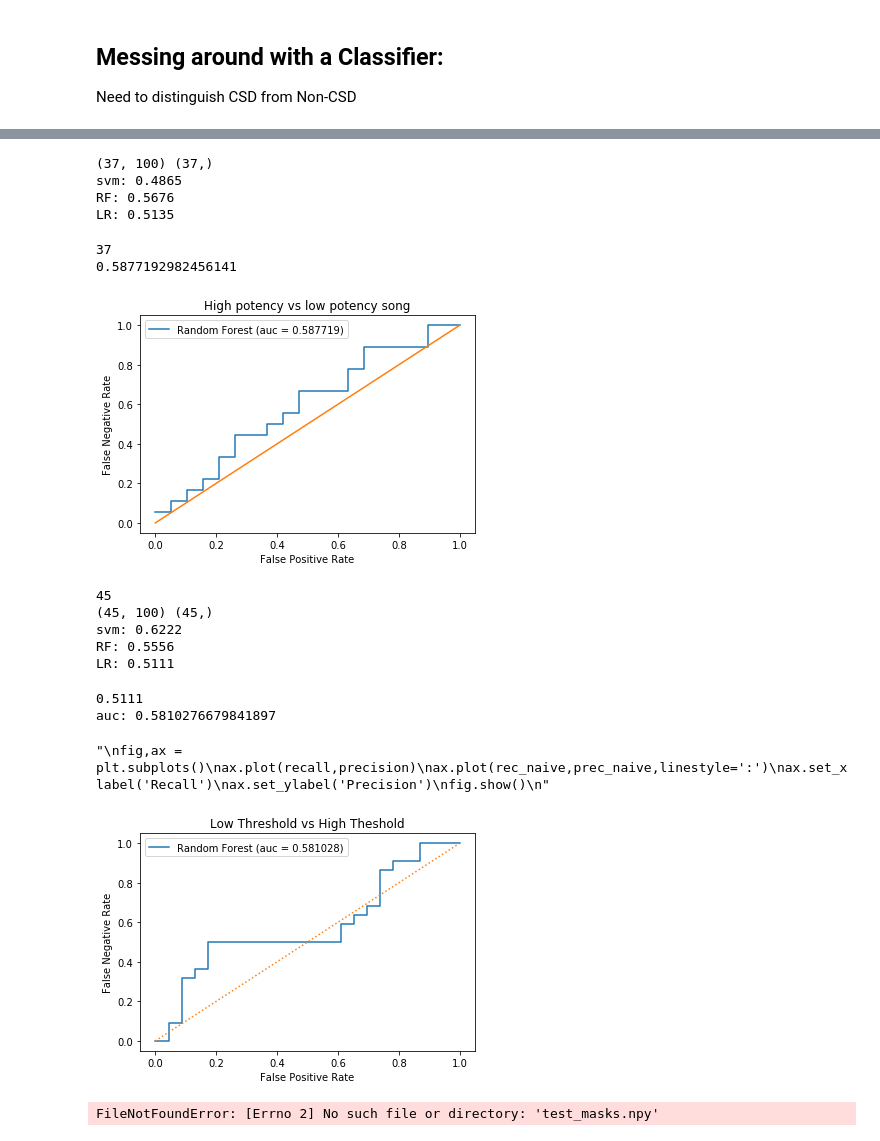
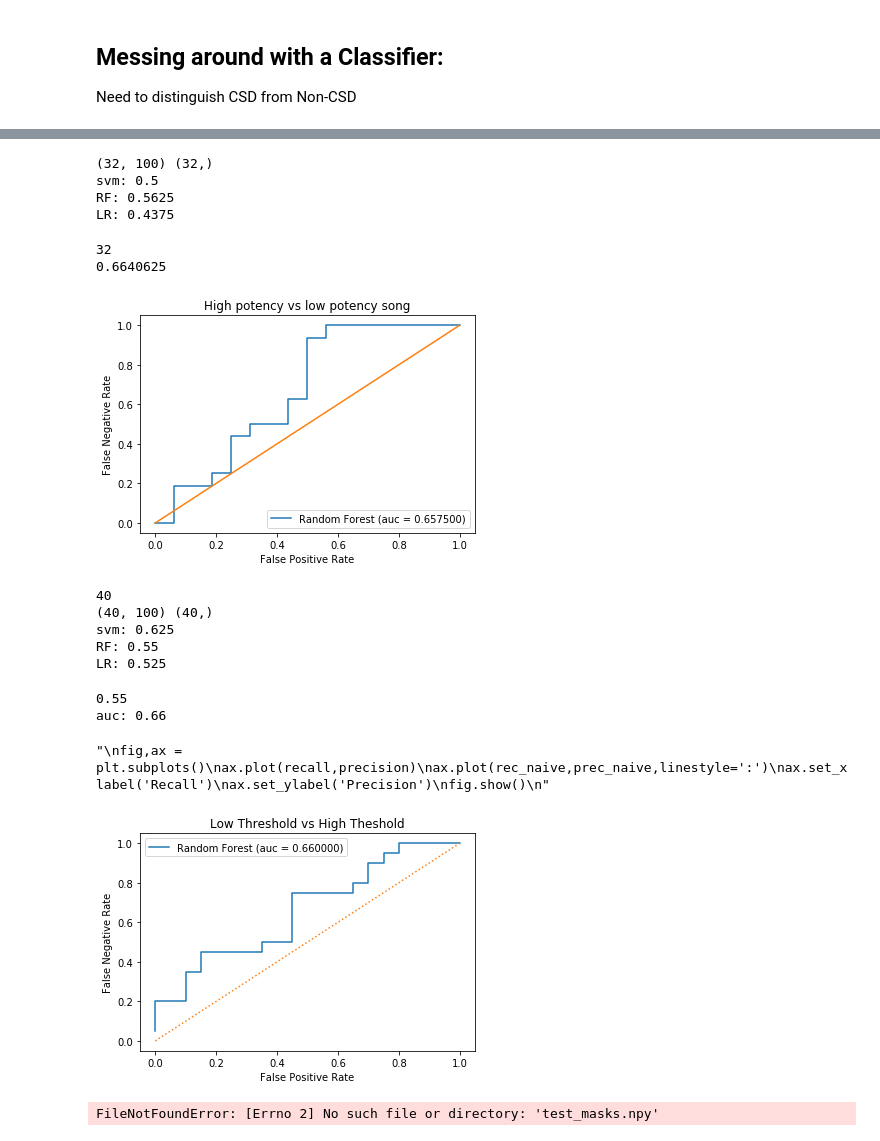
Before and after one commit to aperkes/PostureAnalysis, a Jupyter notebook: cloud_sandbox.ipynb, the cells around one changed output, grey strips where cells are left out. Saved outputs shown, nothing was run; the diff lists cells and outputs as text; code cells hidden in the pictures.

Commit message:
Data rerun complete, starting reanalysis

```diff
--- a/cloud_sandbox.ipynb
+++ b/cloud_sandbox.ipynb
@@ -23,8 +23,15 @@ BLOCK = True
 R_HIGH = 0.7
 R_LOW = 0.4
 high_list,low_list = [],[]
+
+
 potent_song = ['BDY','ND']
 weak_song = ['LB','DMG','BOD','DBR']
+
+non_dist,csd_dist = [],[]
+part_dist = []
+potent_dist,weak_dist = [],[]
+high_dist,low_dist = [],[]
 
 #print(playback_df)
 if False:
@@ -51,11 +58,16 @@ if False:
         non_list.append(tail_bins)
 
 
-for f in os.listdir('./AllSeqs/'):
-    seq = pickle.load(open('./AllSeqs/' + f,'rb'))
+good_dir = './SeqClasses/'
+p_count = 0
+nan_len = []
+for f in os.listdir(good_dir):
+    seq = pickle.load(open(good_dir + f,'rb'))
     if 'floor' in seq.notes:
         continue
     if seq.offset == 0:
+        continue
+    if not seq.clean:
         continue
     NON = False
     if seq.posture == 2:
@@ -72,17 +84,35 @@ for f in os.listdir('./AllSeqs/'):
     zero_index = np.argmax(seq.ts >= 0)
     four_index = np.argmax(seq.ts >= 4)
     bins = np.linspace(neg_index,four_index,n_bins,dtype=int)
-    tail_bins = seq.smooth_data[bins,3,2]
+    tail_bins = seq.smooth_data[bins,10,2]
+
+    if max(np.isnan(tail_bins)) != 0:
+        print('Nans, skipping')
+        if PART:
+            p_count += 1
+            nan_len.append(np.sum(np.isnan(tail_bins)))
+        continue
+    dists = []
+    for b in bins:
+        dists.append(pdist(seq.smooth_data[b,:14]))
+    dists = np.array(dists)
+
     if PART:
         part_list.append(tail_bins)
+        part_dist.append(dists)
     elif NON:
         non_list.append(tail_bins)
+        non_dist.append(dists)
+
     else:
         csd_list.append(tail_bins)
+        csd_dist.append(dists)
         if seq.song in potent_song:
             potent_list.append(tail_bins)
+            potent_dist.append(dists)
         elif seq.song in weak_song:
             weak_list.append(tail_bins)
+            weak_dist.append(dists)
     if seq.posture and BLOCK:
         print(seq.seq_name)
         seq_row = playback_df[playback_df['SeqName'] == seq.seq_name]
@@ -97,8 +127,10 @@ for f in os.listdir('./AllSeqs/'):
         print(resp_rate)
         if resp_rate >= R_HIGH:
             high_list.append(tail_bins)
+            high_dist.append(dists)
         elif resp_rate <= R_LOW:
             low_list.append(tail_bins)
+            low_dist.append(dists)
 
     if False:
         fig,ax = plt.subplots()
@@ -358,10 +578,10 @@ print('RF:',round(RF.score(Sx_test,Sy_test),4))
 LR = LogisticRegression(random_state=0,solver='lbfgs',multi_class='ovr').fit(Sx_train,Sy_train)
 print('LR:',round(LR.score(Sx_test,Sy_test),4))
 # %% [output]
-(37, 100) (37,)
-svm: 0.4865
-RF: 0.5676
-LR: 0.5135
+(32, 100) (32,)
+svm: 0.5
+RF: 0.5625
+LR: 0.4375
 # %%
 Sx_probs = RF.predict_proba(Sx_test)[:,1]
 print(len(Sx_probs))
@@ -383,9 +603,9 @@ ax.set_title('High potency vs low potency song')
 ax.legend()
 fig.show()
 # %% [output]
-37
-0.5877192982456141
+32
+0.6640625
-[figure, old version]
+[figure, new version]
 # %%
 ### Run on responsive vs low_responsive
 print(len(Rx_train))
@@ -402,56 +622,54 @@ print('RF:',round(RF.score(Rx_test,Ry_test),4))
 LR = LogisticRegression(random_state=0,solver='lbfgs',multi_class='ovr').fit(Rx_train,Ry_train)
 print('LR:',round(LR.score(Rx_test,Ry_test),4))
 # %% [output]
-45
-(45, 100) (45,)
-svm: 0.6222
-RF: 0.5556
-LR: 0.5111
+40
+(40, 100) (40,)
+svm: 0.625
+RF: 0.55
+LR: 0.525
 # %%
 ## Plot ROC curve for responsivity
-M = LR ## Assign model for this
+M = RF ## Assign model for this
 print(round(M.score(Rx_test,Ry_test),4))
 probs = M.predict_proba(Rx_test)[:,1]
 naive_probs = np.ones_like(probs)
 y_true = Ry_test
 
-from sklearn.metrics import precision_recall_curve as prc
-from sklearn.metrics import roc_curve, auc, roc_auc_score
 
 precision, recall, thresholds = prc(y_true,probs)
 prec_naive,rec_naive,_ = prc(y_true,naive_probs)
 
 fpr, tpr, _ = roc_curve(y_true,probs)
 fpr_n,tpr_n,_ = roc_curve(y_true,naive_probs)
 
 print('auc:',auc(fpr,tpr))
 #print(auc(fpr_n,tpr_n))
 
 fig,ax = plt.subplots()
 
 p_label = 'Random Forest (auc = %f)' %auc(fpr,tpr)
 
 ax.plot(fpr,tpr,label=p_label)
 ax.plot(fpr_n,tpr_n,linestyle=':')
 ax.set_xlabel('False Positive Rate')
 ax.set_ylabel('False Negative Rate')
 ax.set_title('Low Threshold vs High Theshold')
 ax.legend()
 fig.show()
 
 """
 fig,ax = plt.subplots()
 ax.plot(recall,precision)
 ax.plot(rec_naive,prec_naive,linestyle=':')
 ax.set_xlabel('Recall')
 ax.set_ylabel('Precision')
 fig.show()
 """
 # %% [output]
-0.5111
-auc: 0.5810276679841897
+0.55
+auc: 0.66
 "\nfig,ax = plt.subplots()\nax.plot(recall,precision)\nax.plot(rec_naive,prec_naive,linestyle=':')\nax.set_xlabel('Recall')\nax.set_ylabel('Precision')\nfig.show()\n"
-[figure, old version]
+[figure, new version]
 # %%
 import numpy as np
 from matplotlib import pyplot as plt
```
Also changed, not shown: parts of 33 cells of this notebook, 2 other files.
